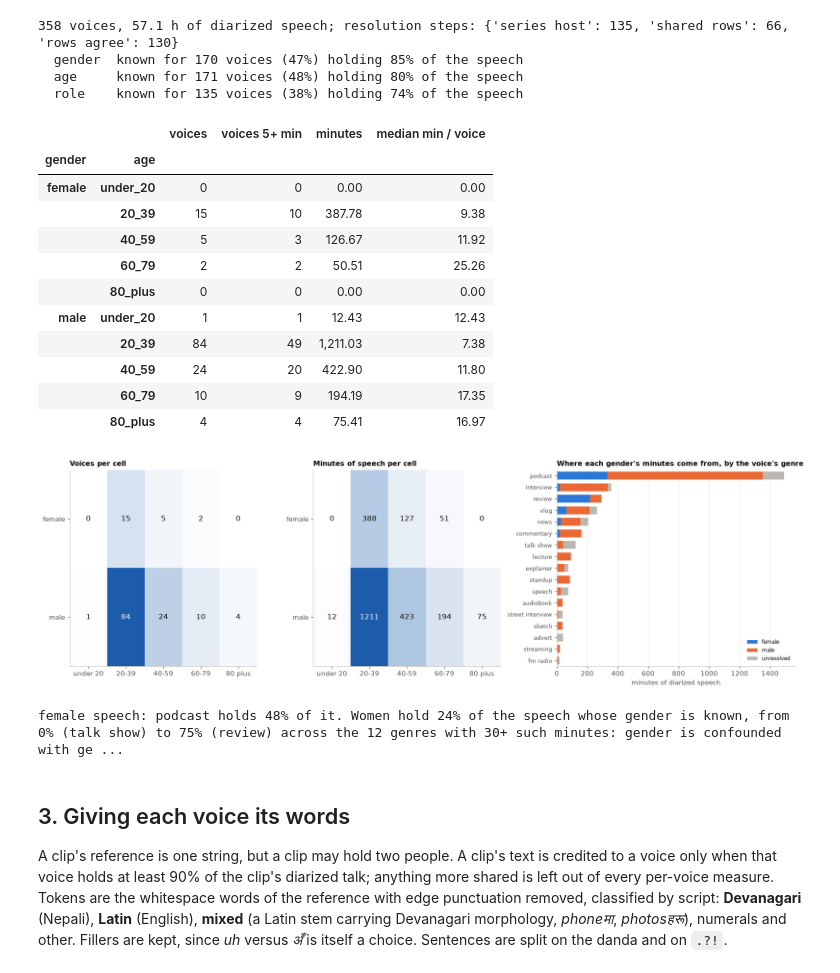
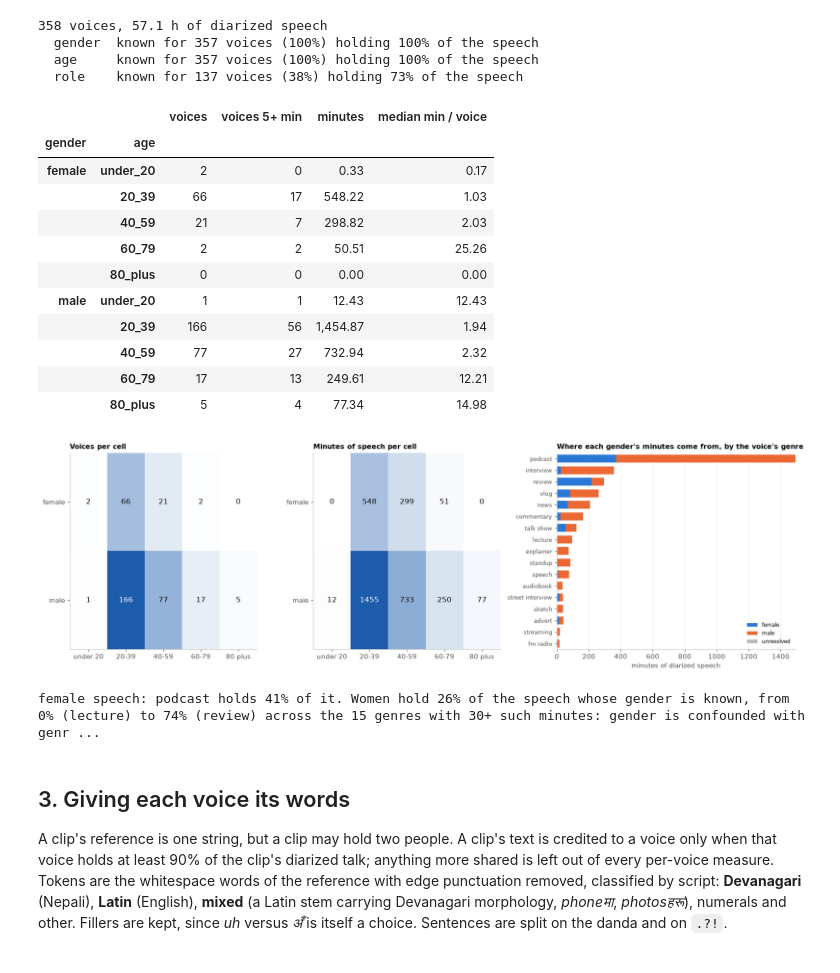
Before and after one commit to Sagyam/labeling-harness, a Jupyter notebook: notebooks/02_Sociolinguistics.ipynb, the cells around one changed output. Cells and saved outputs as stored; diff of their text form; code cells hidden in the pictures.

```diff
--- a/notebooks/02_Sociolinguistics.ipynb
+++ b/notebooks/02_Sociolinguistics.ipynb
@@ -96,7 +97,7 @@ pd.set_option("display.max_rows", 140)
 pd.set_option("display.float_format", lambda v: f"{v:,.2f}")
 
 manifest = json.loads((ANALYTICS.parent / "manifest.json").read_text())
-rows, EP_META, talk = [], {}, {}
+rows, EP_META, talk, WHO, ROLE = [], {}, {}, {}, {}
 with ANALYTICS.open(encoding="utf-8") as fh:
     for line in fh:
         r = json.loads(line)
@@ -107,6 +108,11 @@ with ANALYTICS.open(encoding="utf-8") as fh:
         for t in r["speaker_turns"] or []:
             if t["voice"]:
                 per_voice[t["voice"]] += t["end"] - t["start"]
+                # Who the voice is, as the harness resolves it (D107): one gender and age per
+                # voice, one role per voice and episode.
+                WHO[t["voice"]] = (t["gender"], t["age_bracket"])
+                if t["role"]:
+                    ROLE[(r["episode_id"], t["voice"])] = t["role"]
         talk[r["segment_id"]] = dict(per_voice)
         rows.append({
             "segment_id": r["segment_id"], "episode": r["episode_id"],
@@ -129,9 +135,8 @@ usable = seg[seg.disposition.isin(["accepted_unchanged", "edited"]) & (seg.text.
 # a genre is read off its row, largest first, and every genre is drawn in the one colour.
 GENRES = usable.groupby("genre").duration.sum().sort_values(ascending=False).index.tolist()
 GENRE_COLOR = dict.fromkeys(GENRES, SLOTS[0])
-# The age brackets some episode declares, youngest first.
-_declared_ages = {r.get("age_bracket") for m in EP_META.values() for r in (m.get("speakers") or {}).values()}
-AGES = [a for a in AGE_ORDER if a in _declared_ages]
+# The age brackets some voice has, youngest first.
+AGES = [a for a in AGE_ORDER if a in {age for _, age in WHO.values()}]
 print(f"{len(seg):,} labeled clips, {seg.duration.sum() / 3600:.2f} h, {seg.episode.nunique()} episodes | exported "
       f"{manifest['exported_at'][:10]} at harness {manifest['git_commit'][:7]}")
 print(f"{len(usable):,} clips with an accepted, non-empty reference are the material below")
@@ -218,35 +223,6 @@ for sid, per in talk.items():
             voice_genre[v][usable.genre[sid]] += sec
 VOICES = sorted(voice_talk)
 n_eps = {v: len(voice_eps[v]) for v in VOICES}
-FIELDS = ("gender", "age_bracket", "role")
-
-resolved, how = {}, Counter()  # (episode, voice) -> {gender, age_bracket, role?}
-for ep_id, meta in EP_META.items():
-    rows_ = [dict(r) for r in (meta.get("speakers") or {}).values()]
-    present = sorted(v for v in set(usable.voice[usable.episode == ep_id].dropna()))
-    if not rows_ or not present:
-        continue
-    hosts = [r for r in rows_ if r.get("role") == "host"]
-    recurring = [v for v in present if n_eps[v] > 1]
-    left_rows, left_voices = list(rows_), list(present)
-    if len(hosts) == 1 and len(recurring) == 1:
-        resolved[(ep_id, recurring[0])] = hosts[0]
-        left_rows.remove(hosts[0]); left_voices.remove(recurring[0])
-        how["series host"] += 1
-    if not left_rows or not left_voices:
-        continue
-    shared = {k: next(iter(vals)) for k in FIELDS if len(vals := {r.get(k) for r in left_rows}) == 1 and None not in vals}
-    if "gender" in shared and "age_bracket" in shared:
-        for v in left_voices:
-            resolved[(ep_id, v)] = shared
-        how["rows agree"] += len(left_voices)
-    elif len(left_rows) == 1 and len(left_voices) == 1:
-        resolved[(ep_id, left_voices[0])] = left_rows[0]
-        how["last row"] += 1
-    elif len(left_rows) == len(left_voices) and shared:
-        for v in left_voices:
-            resolved[(ep_id, v)] = shared
-        how["shared rows"] += len(left_voices)
 
 
 def agree(values):
@@ -262,51 +238,52 @@ def show(ep_id):
     for prefix, name in SERIES:
         if ep_id.startswith(prefix):
             return name
     if re.match(r"ep_\d+_", ep_id):
         return "ep_NNN podcast"
     return pretty(EP_META[ep_id].get("genre") or "unclassified")
 
 
 usable["show"] = usable.episode.map(show)
 SPK = pd.DataFrame([{
     "voice": v, "episodes": n_eps[v], "talk_min": voice_talk[v] / 60,
-    "gender": agree(resolved.get((e, v), {}).get("gender") for e in voice_eps[v]),
-    "age": agree(resolved.get((e, v), {}).get("age_bracket") for e in voice_eps[v]),
-    "role": agree(resolved.get((e, v), {}).get("role") for e in voice_eps[v]),
+    "gender": WHO[v][0] or "unresolved",
+    "age": WHO[v][1] or "unresolved",
+    "role": agree(ROLE.get((e, v)) for e in voice_eps[v]),
     "genre": voice_genre[v].most_common(1)[0][0],  # where most of the voice's talk time is
     "show": ", ".join(sorted({show(e) for e in voice_eps[v]})),
 } for v in VOICES]).set_index("voice").sort_values("talk_min", ascending=False)
 
 tot = SPK.talk_min.sum()
-print(f"{len(SPK)} voices, {tot / 60:.1f} h of diarized speech; resolution steps: {dict(how)}")
+print(f"{len(SPK)} voices, {tot / 60:.1f} h of diarized speech")
 for f in ("gender", "age", "role"):
     known = SPK[f] != "unresolved"
     print(f"  {f:<7} known for {known.sum():>3} voices ({known.mean():.0%}) holding {SPK.talk_min[known].sum() / tot:.0%} of the speech")
 cell = SPK[(SPK.gender != "unresolved") & (SPK.age != "unresolved")]
 grid = pd.DataFrame({
     "voices": cell.groupby(["gender", "age"]).size(),
     "voices 5+ min": cell[cell.talk_min >= 5].groupby(["gender", "age"]).size(),
     "minutes": cell.groupby(["gender", "age"]).talk_min.sum(),
     "median min / voice": cell.groupby(["gender", "age"]).talk_min.median(),
 }).fillna(0).reindex(pd.MultiIndex.from_product([GENDERS, AGES], names=["gender", "age"]), fill_value=0)
+grid = grid.astype({"voices": int, "voices 5+ min": int})
 display(grid)
 # %% [output]
-358 voices, 57.1 h of diarized speech; resolution steps: {'series host': 135, 'shared rows': 66, 'rows agree': 130}
-  gender  known for 170 voices (47%) holding 85% of the speech
-  age     known for 171 voices (48%) holding 80% of the speech
-  role    known for 135 voices (38%) holding 74% of the speech
+358 voices, 57.1 h of diarized speech
+  gender  known for 357 voices (100%) holding 100% of the speech
+  age     known for 357 voices (100%) holding 100% of the speech
+  role    known for 137 voices (38%) holding 73% of the speech
 |  |  | voices | voices 5+ min | minutes | median min / voice |
 | gender | age |  |  |  |  |
-| female | under_20 | 0 | 0 | 0.00 | 0.00 |
-|  | 20_39 | 15 | 10 | 387.78 | 9.38 |
-|  | 40_59 | 5 | 3 | 126.67 | 11.92 |
+| female | under_20 | 2 | 0 | 0.33 | 0.17 |
+|  | 20_39 | 66 | 17 | 548.22 | 1.03 |
+|  | 40_59 | 21 | 7 | 298.82 | 2.03 |
 |  | 60_79 | 2 | 2 | 50.51 | 25.26 |
 |  | 80_plus | 0 | 0 | 0.00 | 0.00 |
 | male | under_20 | 1 | 1 | 12.43 | 12.43 |
-|  | 20_39 | 84 | 49 | 1,211.03 | 7.38 |
-|  | 40_59 | 24 | 20 | 422.90 | 11.80 |
-|  | 60_79 | 10 | 9 | 194.19 | 17.35 |
-|  | 80_plus | 4 | 4 | 75.41 | 16.97 |
+|  | 20_39 | 166 | 56 | 1,454.87 | 1.94 |
+|  | 40_59 | 77 | 27 | 732.94 | 2.32 |
+|  | 60_79 | 17 | 13 | 249.61 | 12.21 |
+|  | 80_plus | 5 | 4 | 77.34 | 14.98 |
 # %%
 fig, axes = plt.subplots(1, 3, figsize=(16, 5), gridspec_kw={"width_ratios": [1.1, 1.1, 1.4]})
 for ax, col, title in ((axes[0], "voices", "Voices per cell"), (axes[1], "minutes", "Minutes of speech per cell")):
@@ -343,8 +320,8 @@ print(f"female speech: {pretty(f_share.idxmax())} holds {f_share.max():.0%} of i
       f"speech whose gender is known, from {f_in.min():.0%} ({pretty(f_in.idxmin())}) to {f_in.max():.0%} ({pretty(f_in.idxmax())}) across the {len(f_in)} genres "
       f"with 30+ such minutes: gender is confounded with genre, so every gender comparison below is also a genre comparison unless it is made within one genre.")
 # %% [output]
-[figure, old version]
+[figure, new version]
-female speech: podcast holds 48% of it. Women hold 24% of the speech whose gender is known, from 0% (talk show) to 75% (review) across the 12 genres with 30+ such minutes: gender is confounded with ge ...
+female speech: podcast holds 41% of it. Women hold 26% of the speech whose gender is known, from 0% (lecture) to 74% (review) across the 15 genres with 30+ such minutes: gender is confounded with genr ...
 # %% [markdown]
 ## 3. Giving each voice its words
 
```
Also changed, not shown: parts of 15 cells of this notebook, 8 other files.
